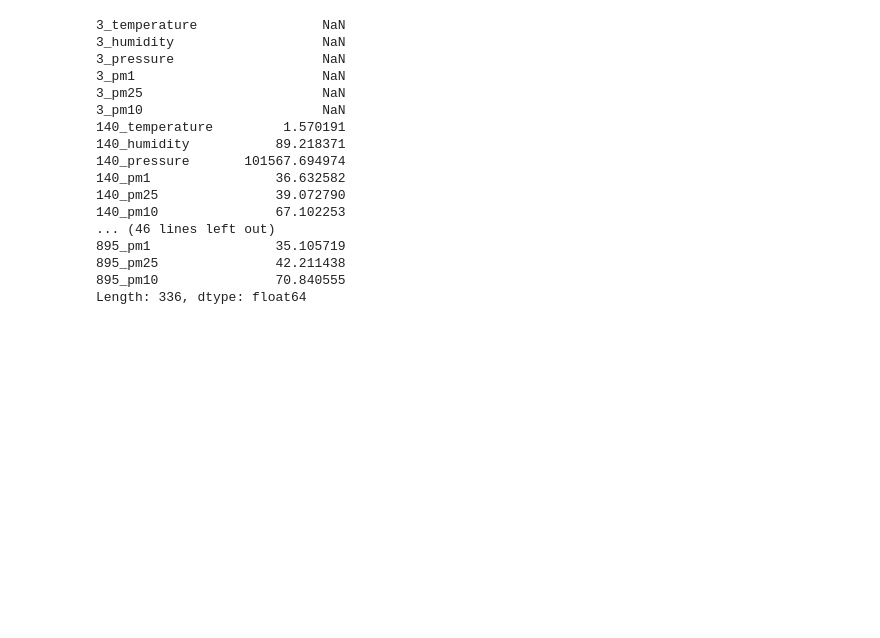
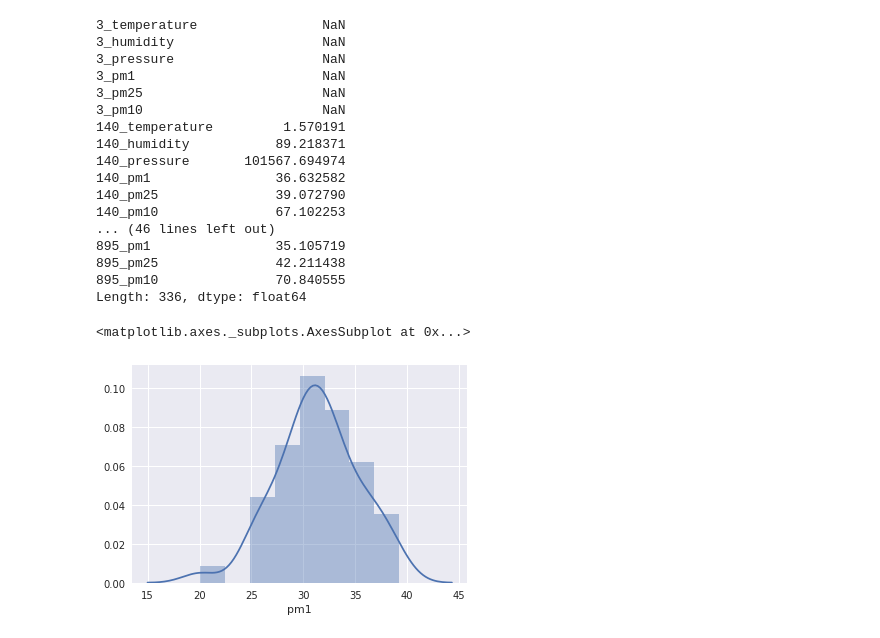
Before and after one commit to Michal-lis/Data_Analysis_Hackaton, a Jupyter notebook: air-quality-data-from-extensive-network-of-sensors/AnalysisHackaton.ipynb, the cells around one changed output. Saved outputs shown, nothing was run; the diff lists cells and outputs as text; code cells hidden in the pictures; blank space fills up the shorter version.

```diff
--- a/air-quality-data-from-extensive-network-of-sensors/AnalysisHackaton.ipynb
+++ b/air-quality-data-from-extensive-network-of-sensors/AnalysisHackaton.ipynb
@@ -205,3 +205,8 @@ ms
 895_pm25               42.211438
 895_pm10               70.840555
 Length: 336, dtype: float64
+# %%
+sns.distplot(data['pm1'].dropna())
+# %% [output]
+<matplotlib.axes._subplots.AxesSubplot at 0x...>
+[figure, added]
```
Also changed, not shown: 2 other files.
